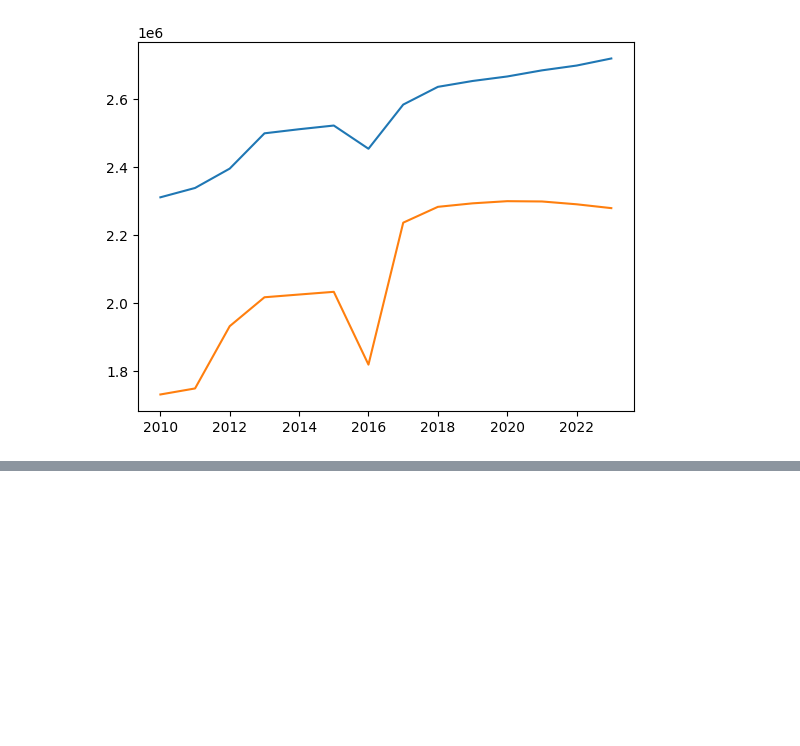
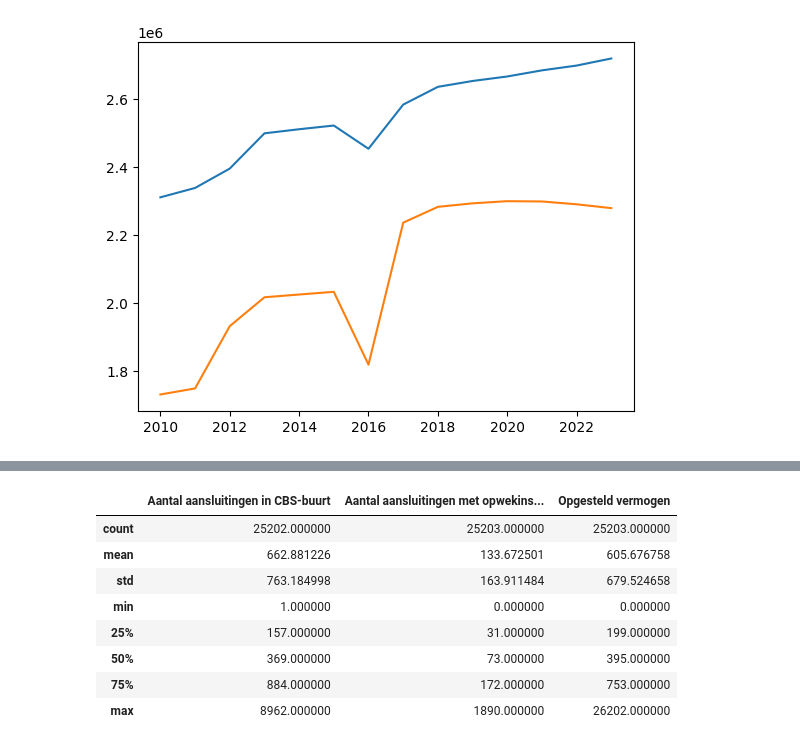
Before and after one commit to kjkoster/execute-enexis, a Jupyter notebook: notebooks/enexis exploration.ipynb, the cells around one changed output, grey strips where cells are left out. Cells and saved outputs as stored; diff of their text form; code cells hidden in the pictures; blank space fills up the shorter version.

```diff
--- a/notebooks/enexis exploration.ipynb
+++ b/notebooks/enexis exploration.ipynb
@@ -316,0 +413,12 @@ plt.plot(kleinverbruik['PEILDATUM'].unique(), kleinverbruik[kleinverbruik['PRODU
+# %%
+kleinopwek.describe(include=NUMBER)
+# %% [output]
+|  | Aantal aansluitingen in CBS-buurt | Aantal aansluitingen met opwekins... | Opgesteld vermogen |
+| count | 25202.000000 | 25203.000000 | 25203.000000 |
+| mean | 662.881226 | 133.672501 | 605.676758 |
+| std | 763.184998 | 163.911484 | 679.524658 |
+| min | 1.000000 | 0.000000 | 0.000000 |
+| 25% | 157.000000 | 31.000000 | 199.000000 |
+| 50% | 369.000000 | 73.000000 | 395.000000 |
+| 75% | 884.000000 | 172.000000 | 753.000000 |
+| max | 8962.000000 | 1890.000000 | 26202.000000 |
```
Also changed, not shown: parts of 9 cells of this notebook.
